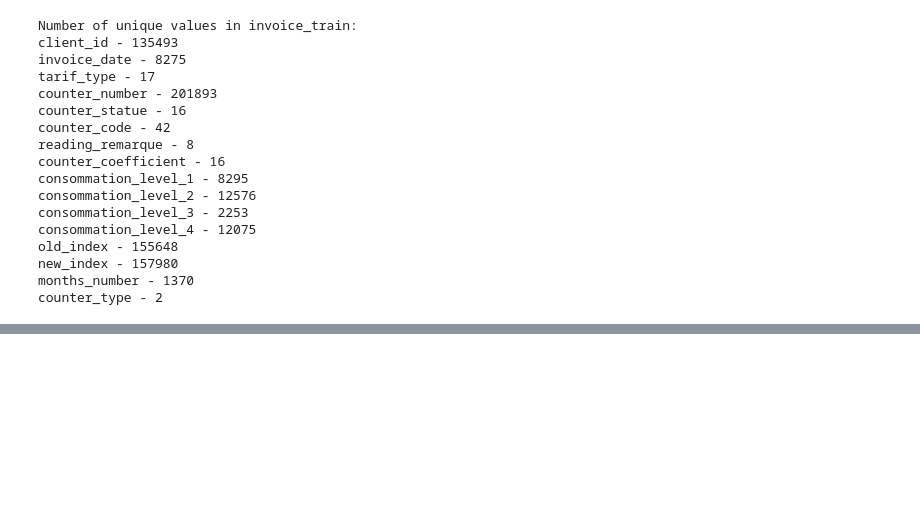
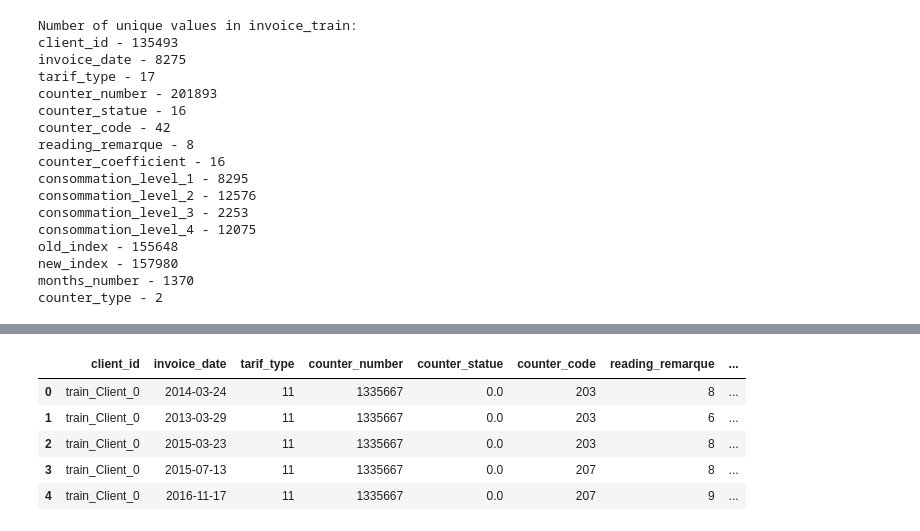
Before and after one commit to anuragkj/GDSC_ML_Training_Project_1, a Jupyter notebook: Project_1.ipynb, the cells around one changed output, grey strips where cells are left out. Cells and saved outputs as stored; diff of their text form; code cells hidden in the pictures; blank space fills up the shorter version.

```diff
--- a/Project_1.ipynb
+++ b/Project_1.ipynb
@@ -223,3 +214,23 @@ old_index - 155648
 new_index - 157980
 months_number - 1370
 counter_type - 2
+# %%
+def feature_change(cl, inv):
+
+    cl['client_catg'] = cl['client_catg'].astype('category')
+    cl['disrict'] = cl['disrict'].astype('category')
+    cl['region'] = cl['region'].astype('category')
+    cl['region_group'] = cl['region'].apply(lambda x: 100 if x<100 else 300 if x>300 else 200)
+    cl['creation_date'] = pd.to_datetime(cl['creation_date'])
+
+    cl['coop_time'] = (2019 - cl['creation_date'].dt.year)*12 - cl['creation_date'].dt.month
+
+    inv['counter_type'] = inv['counter_type'].map({"ELEC":1,"GAZ":0})
+    inv['counter_statue'] = inv['counter_statue'].map({0:0,1:1,2:2,3:3,4:4,5:5,'0':0,'1':1,'2':2,'3':3,'4':4,'5':5,'769':5,'A':0,'618':5,'269375':5,'46':5,'420':5})
+
+    inv['invoice_date'] = pd.to_datetime(inv['invoice_date'], dayfirst=True)
+    inv['invoice_month'] = inv['invoice_date'].dt.month
+    inv['invoice_year'] = inv['invoice_date'].dt.year
+    inv['is_weekday'] = ((pd.DatetimeIndex(inv.invoice_date).dayofweek) // 5 == 1).astype(float)
+
+    return cl, inv
@@ -225,0 +252,9 @@ counter_type - 2
+# %%
+invoice_train1.head()
+# %% [output]
+|  | client_id | invoice_date | tarif_type | counter_number | counter_statue | counter_code | reading_remarque | ... |
+| 0 | train_Client_0 | 2014-03-24 | 11 | 1335667 | 0.0 | 203 | 8 | ... |
+| 1 | train_Client_0 | 2013-03-29 | 11 | 1335667 | 0.0 | 203 | 6 | ... |
+| 2 | train_Client_0 | 2015-03-23 | 11 | 1335667 | 0.0 | 203 | 8 | ... |
+| 3 | train_Client_0 | 2015-07-13 | 11 | 1335667 | 0.0 | 207 | 8 | ... |
+| 4 | train_Client_0 | 2016-11-17 | 11 | 1335667 | 0.0 | 207 | 9 | ... |
```
Also changed, not shown: parts of 20 cells of this notebook.
